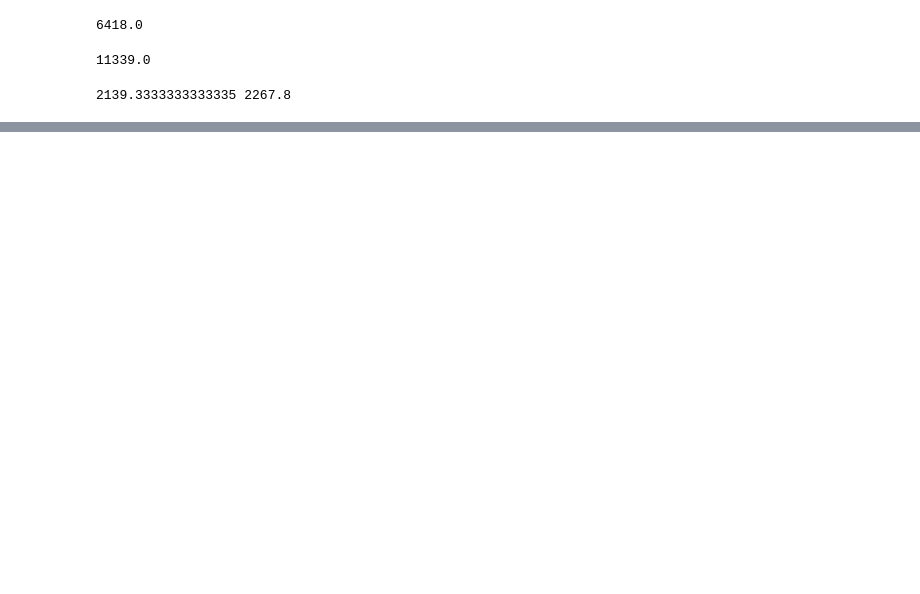
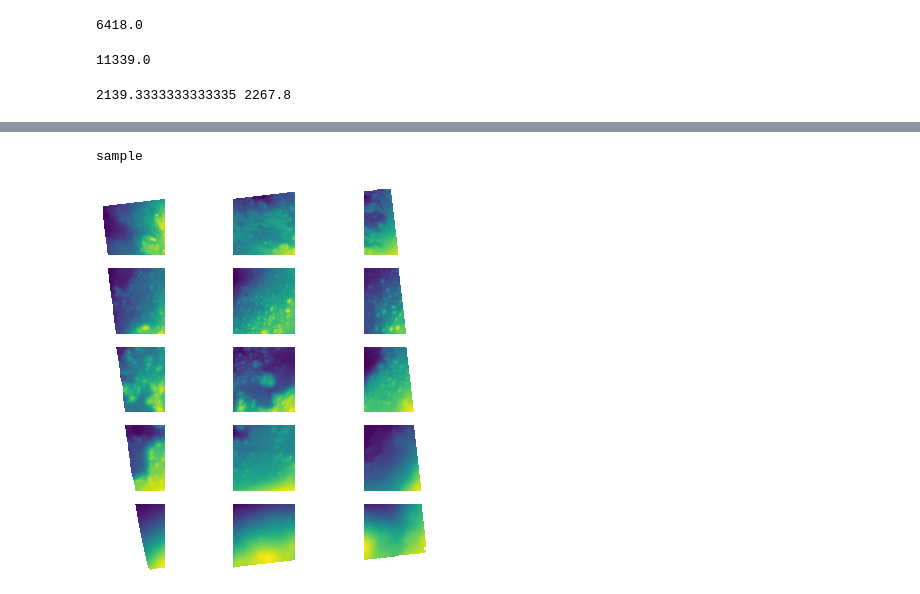
Before and after one commit to SalimFares4/Image-Segmentation, a Jupyter notebook: Code/Visualization/Tiling.ipynb, the cells around one changed output, grey strips where cells are left out. Drawn from its saved outputs; the diff is of its cells as text; code cells hidden in the pictures; blank space fills up the shorter version.

```diff
--- a/Code/Visualization/Tiling.ipynb
+++ b/Code/Visualization/Tiling.ipynb
@@ -109,0 +100,18 @@ for file in get_files(dem_path + "tiles/"):
+# %%
+import ntpath
+print(ntpath.basename("usr/temp/new/sample"))
+# %% [output]
+sample
+# %%
+fig, ax = plt.subplots(ydiv, xdiv, figsize=(7, 7))
+plt.subplots_adjust(wspace =0.0001)
+ax = ax.flatten('F')
+# fig.tight_layout()
+i=0
+for file in get_files(dem_path + "tiles/"):
+  with rasterio.open(file) as tile:
+    ax[i].axis('off')
+    rasterio.plot.show(tile, ax=ax[i])
+    i+=1
+# %% [output]
+[figure, added]
```
Also changed, not shown: parts of 7 cells of this notebook.
